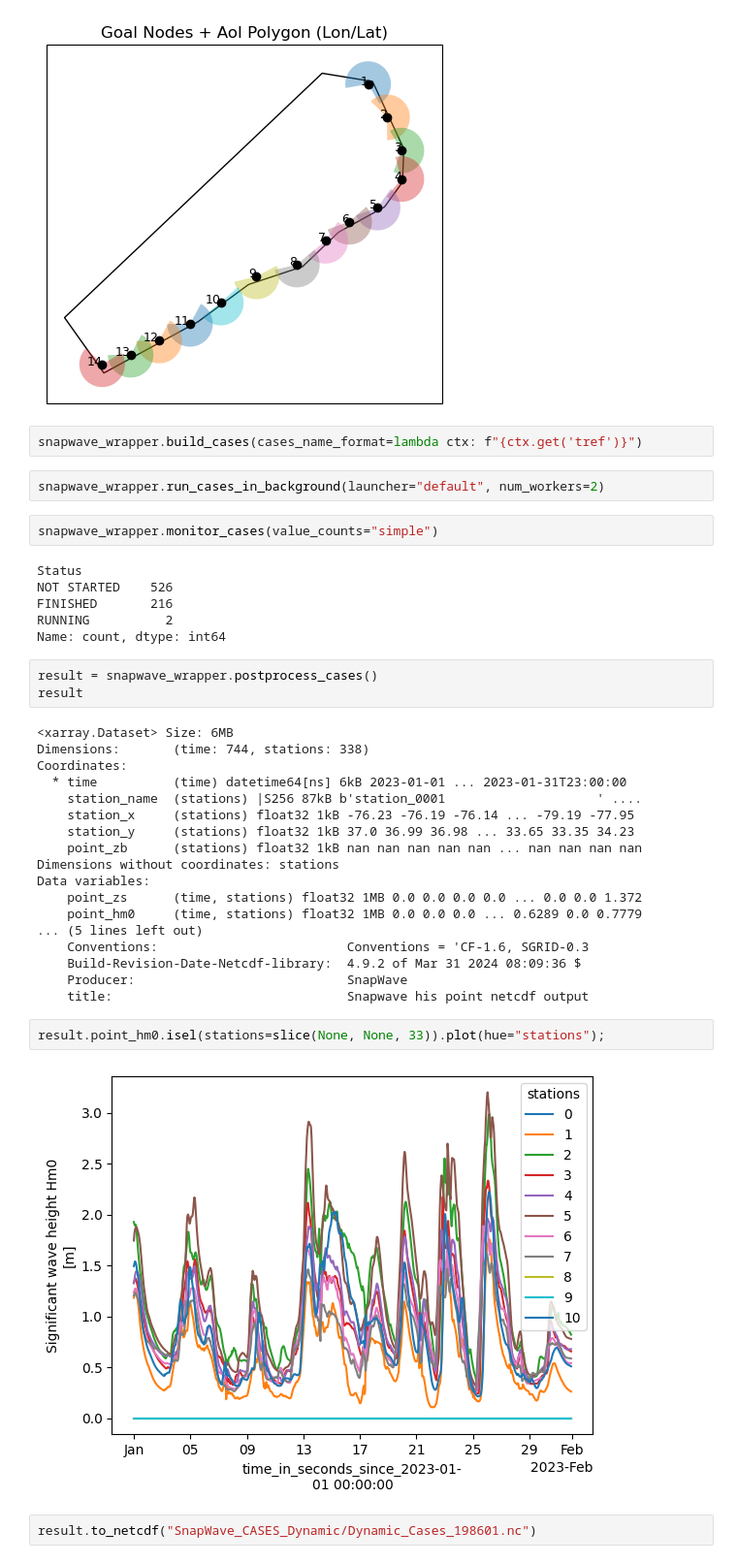
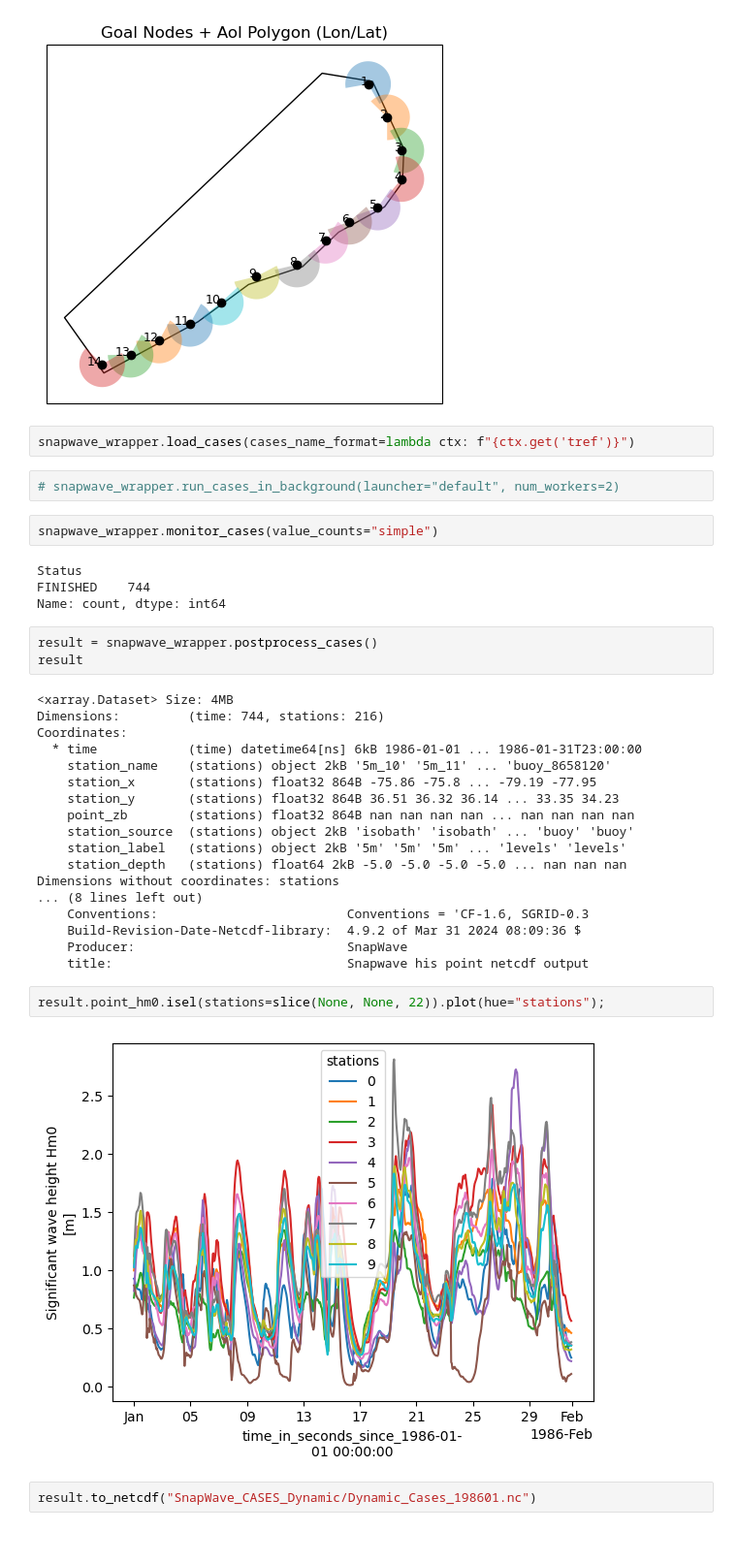
Before and after one commit to GeoOcean/HyGloW, a Jupyter notebook: NorthCarolina/03_Dynamic_Simulations.ipynb, the cells around one changed output. Shown at 97% size. Drawn from its saved outputs; the diff is of its cells as text.

```diff
--- a/NorthCarolina/03_Dynamic_Simulations.ipynb
+++ b/NorthCarolina/03_Dynamic_Simulations.ipynb
@@ -75,41 +75,39 @@ snapwave_wrapper.plot_configuration()
 # %% [output]
 [figure]
 # %%
-snapwave_wrapper.build_cases(cases_name_format=lambda ctx: f"{ctx.get('tref')}")
+snapwave_wrapper.load_cases(cases_name_format=lambda ctx: f"{ctx.get('tref')}")
 # %%
-snapwave_wrapper.run_cases_in_background(launcher="default", num_workers=2)
+# snapwave_wrapper.run_cases_in_background(launcher="default", num_workers=2)
 # %%
 snapwave_wrapper.monitor_cases(value_counts="simple")
 # %% [output]
 Status
-NOT STARTED    526
-FINISHED       216
-RUNNING          2
+FINISHED    744
 Name: count, dtype: int64
 # %%
 result = snapwave_wrapper.postprocess_cases()
 result
 # %% [output]
-<xarray.Dataset> Size: 6MB
-Dimensions:       (time: 744, stations: 338)
+<xarray.Dataset> Size: 4MB
+Dimensions:         (time: 744, stations: 216)
 Coordinates:
-  * time          (time) datetime64[ns] 6kB 2023-01-01 ... 2023-01-31T23:00:00
-    station_name  (stations) |S256 87kB b'station_0001                    ' ....
-    station_x     (stations) float32 1kB -76.23 -76.19 -76.14 ... -79.19 -77.95
-    station_y     (stations) float32 1kB 37.0 36.99 36.98 ... 33.65 33.35 34.23
-    point_zb      (stations) float32 1kB nan nan nan nan nan ... nan nan nan nan
+  * time            (time) datetime64[ns] 6kB 1986-01-01 ... 1986-01-31T23:00:00
+    station_name    (stations) object 2kB '5m_10' '5m_11' ... 'buoy_8658120'
+    station_x       (stations) float32 864B -75.86 -75.8 ... -79.19 -77.95
+    station_y       (stations) float32 864B 36.51 36.32 36.14 ... 33.35 34.23
+    point_zb        (stations) float32 864B nan nan nan nan ... nan nan nan nan
+    station_source  (stations) object 2kB 'isobath' 'isobath' ... 'buoy' 'buoy'
+    station_label   (stations) object 2kB '5m' '5m' '5m' ... 'levels' 'levels'
+    station_depth   (stations) float64 2kB -5.0 -5.0 -5.0 -5.0 ... nan nan nan
 Dimensions without coordinates: stations
-Data variables:
-    point_zs      (time, stations) float32 1MB 0.0 0.0 0.0 0.0 ... 0.0 0.0 1.372
-    point_hm0     (time, stations) float32 1MB 0.0 0.0 0.0 ... 0.6289 0.0 0.7779
-... (5 lines left out)
+... (8 lines left out)
     Conventions:                         Conventions = 'CF-1.6, SGRID-0.3
     Build-Revision-Date-Netcdf-library:  4.9.2 of Mar 31 2024 08:09:36 $
     Producer:                            SnapWave
     title:                               Snapwave his point netcdf output
 # %%
-result.point_hm0.isel(stations=slice(None, None, 33)).plot(hue="stations");
+result.point_hm0.isel(stations=slice(None, None, 22)).plot(hue="stations");
 # %% [output]
-[figure, old version]
+[figure, new version]
 # %%
 result.to_netcdf("SnapWave_CASES_Dynamic/Dynamic_Cases_198601.nc")
```
Also changed, not shown: parts of 1 cell of this notebook, 4 other files.
